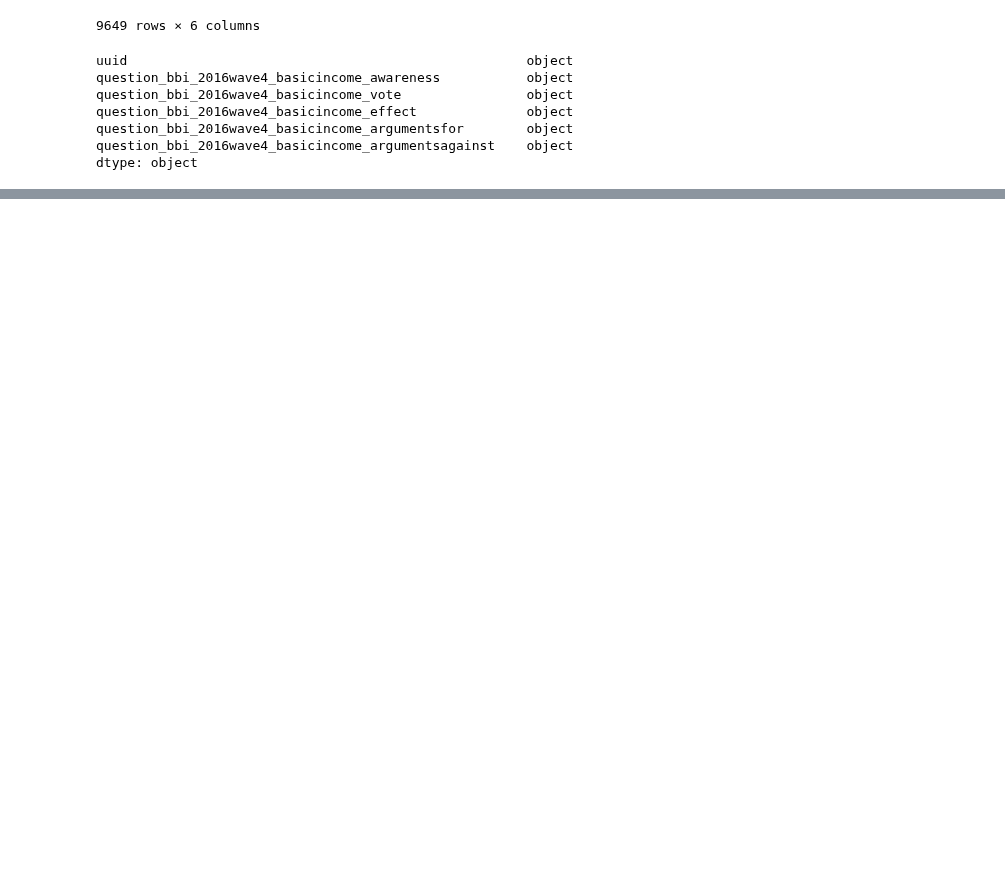
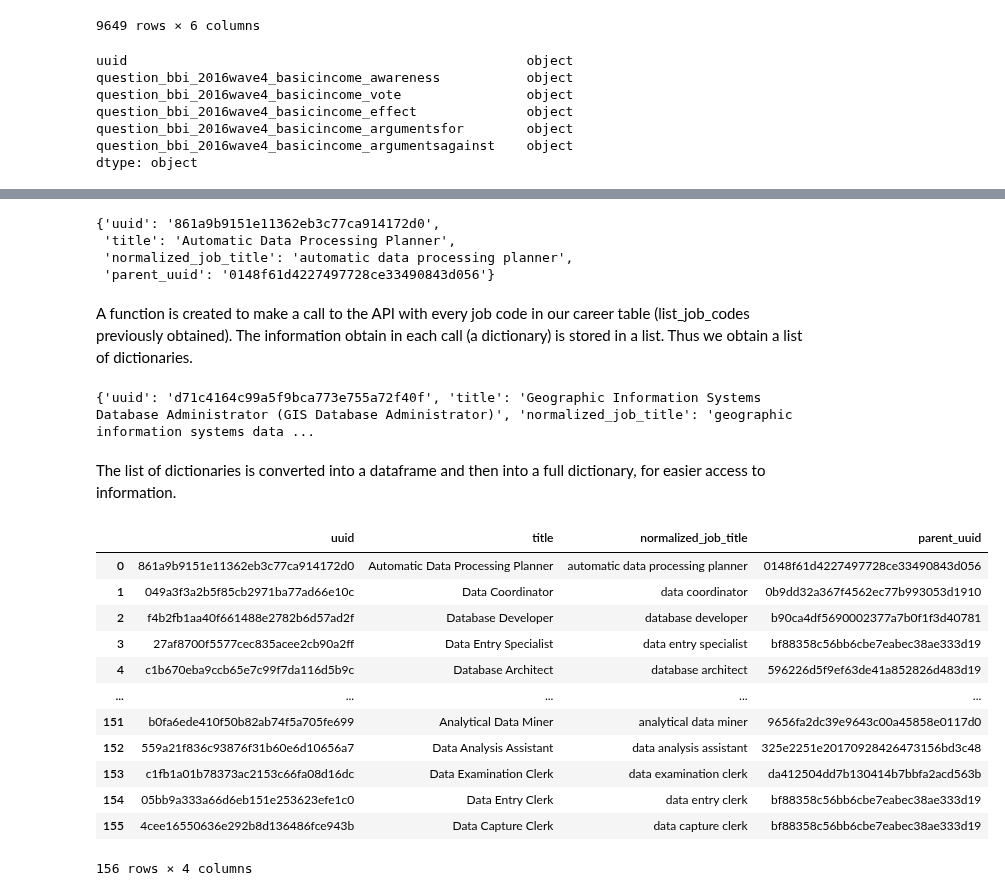
Before and after one commit to VickyViana/ih_datamadpt1120_project_m1, a Jupyter notebook: __trash__/db_preview.ipynb, the cells around one changed output, grey strips where cells are left out. Drawn from its saved outputs; the diff is of its cells as text; code cells hidden in the pictures; blank space fills up the shorter version.

```diff
--- a/__trash__/db_preview.ipynb
+++ b/__trash__/db_preview.ipynb
@@ -107,0 +162,5 @@ dtype: object
+# %%
+#del list_job_codes[0]
+list_job_codes = [x for x in list_job_codes if x is not None]
+#list_job_codes = list_job_codes.remove('None')
+len(list_job_codes)
@@ -133,0 +216,47 @@ dtype: object
+# %%
+#http://api.dataatwork.org/v1/jobs/
+base_url = 'http://api.dataatwork.org/v1/jobs/861a9b9151e11362eb3c77ca914172d0'
+response = requests.get(base_url)
+results = response.json()
+results
+# %% [output]
+{'uuid': '861a9b9151e11362eb3c77ca914172d0',
+ 'title': 'Automatic Data Processing Planner',
+ 'normalized_job_title': 'automatic data processing planner',
+ 'parent_uuid': '0148f61d4227497728ce33490843d056'}
+# %% [markdown]
+A function is created to make a call to the API with every job code in our career table (list_job_codes previously obtained).
+The information obtain in each call (a dictionary) is stored in a list. Thus we obtain a list of dictionaries.
+# %%
+def create_api_list(list_job):
+    api_list = []
+    for x in list_job:
+        base_url = f'http://api.dataatwork.org/v1/jobs/{x}'
+        response = requests.get(base_url)
+        results = response.json()
+        api_list.append(results)
+    return api_list
+# %%
+api_list = create_api_list(list_job_codes)
+print(api_list[5])
+# %% [output]
+{'uuid': 'd71c4164c99a5f9bca773e755a72f40f', 'title': 'Geographic Information Systems Database Administrator (GIS Database Administrator)', 'normalized_job_title': 'geographic information systems data ...
+# %% [markdown]
+The list of dictionaries is converted into a dataframe and then into a full dictionary, for easier access to information.
+# %%
+api_df = pd.DataFrame(api_list)
+display(api_df)
+# %% [output]
+|  | uuid | title | normalized_job_title | parent_uuid |
+| 0 | 861a9b9151e11362eb3c77ca914172d0 | Automatic Data Processing Planner | automatic data processing planner | 0148f61d4227497728ce33490843d056 |
+| 1 | 049a3f3a2b5f85cb2971ba77ad66e10c | Data Coordinator | data coordinator | 0b9dd32a367f4562ec77b993053d1910 |
+| 2 | f4b2fb1aa40f661488e2782b6d57ad2f | Database Developer | database developer | b90ca4df5690002377a7b0f1f3d40781 |
+| 3 | 27af8700f5577cec835acee2cb90a2ff | Data Entry Specialist | data entry specialist | bf88358c56bb6cbe7eabec38ae333d19 |
+| 4 | c1b670eba9ccb65e7c99f7da116d5b9c | Database Architect | database architect | 596226d5f9ef63de41a852826d483d19 |
+| ... | ... | ... | ... | ... |
+| 151 | b0fa6ede410f50b82ab74f5a705fe699 | Analytical Data Miner | analytical data miner | 9656fa2dc39e9643c00a45858e0117d0 |
+| 152 | 559a21f836c93876f31b60e6d10656a7 | Data Analysis Assistant | data analysis assistant | 325e2251e20170928426473156bd3c48 |
+| 153 | c1fb1a01b78373ac2153c66fa08d16dc | Data Examination Clerk | data examination clerk | da412504dd7b130414b7bbfa2acd563b |
+| 154 | 05bb9a333a66d6eb151e253623efe1c0 | Data Entry Clerk | data entry clerk | bf88358c56bb6cbe7eabec38ae333d19 |
+| 155 | 4cee16550636e292b8d136486fce943b | Data Capture Clerk | data capture clerk | bf88358c56bb6cbe7eabec38ae333d19 |
+156 rows × 4 columns
```
Also changed, not shown: parts of 31 cells of this notebook, 11 other files.
